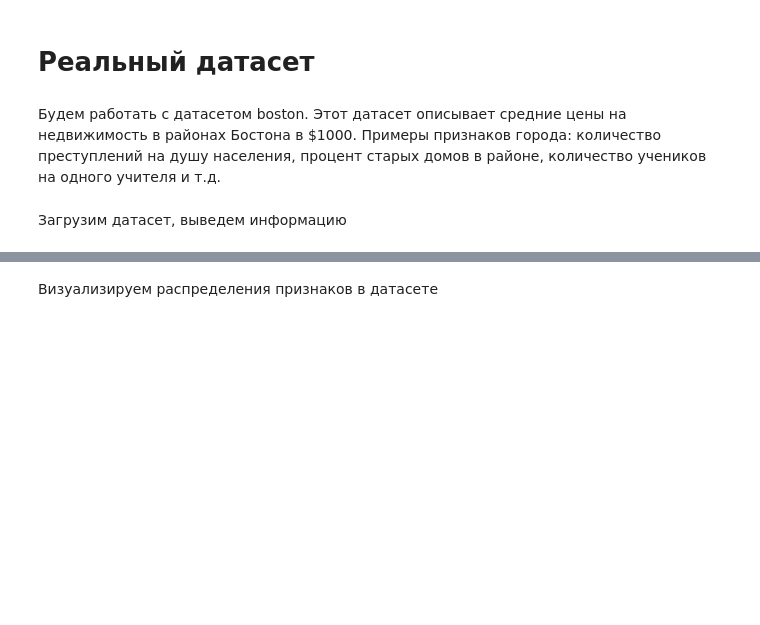
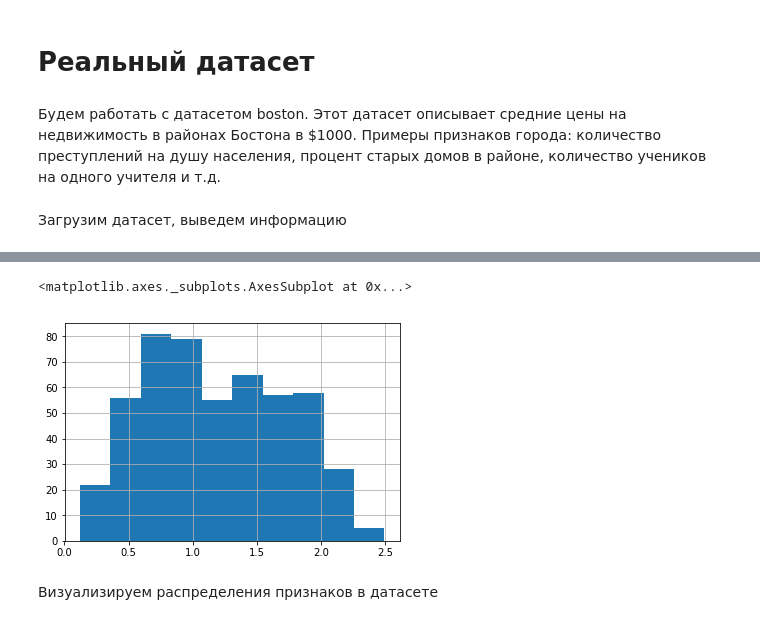
Before and after one commit to yu-rovikov/Sberbank, a Jupyter notebook: PO1/seminars/seminar_1_linear/Seminar 1. Simple classification and regression examples.ipynb, the cells around one changed output, grey strips where cells are left out. Cells and saved outputs as stored; diff of their text form; code cells hidden in the pictures; blank space fills up the shorter version.

```diff
--- a/PO1/seminars/seminar_1_linear/Seminar 1. Simple classification and regression examples.ipynb
+++ b/PO1/seminars/seminar_1_linear/Seminar 1. Simple classification and regression examples.ipynb
@@ -103,3 +139,8 @@ y[:10]
+# %%
+np.log(X['DIS']).hist()
+# %% [output]
+<matplotlib.axes._subplots.AxesSubplot at 0x...>
+[figure, added]
 # %% [markdown]
 Визуализируем распределения признаков в датасете
 # %%
```
Also changed, not shown: parts of 18 cells of this notebook, 10 other files.
